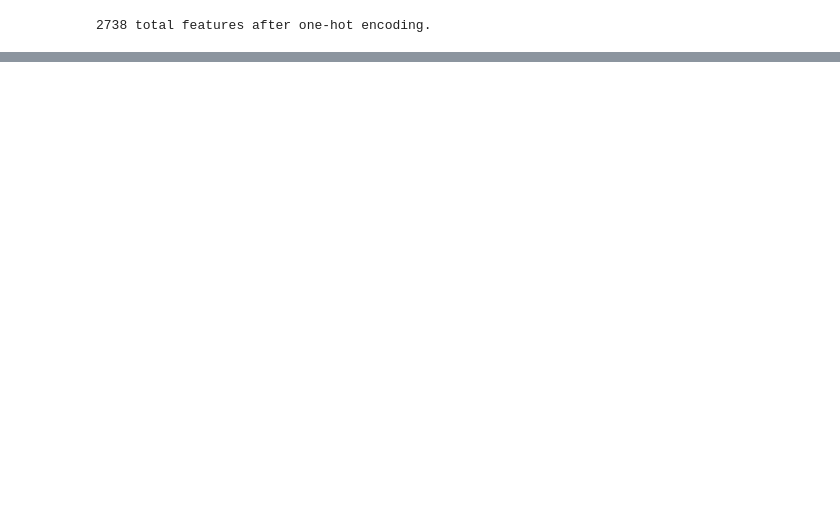
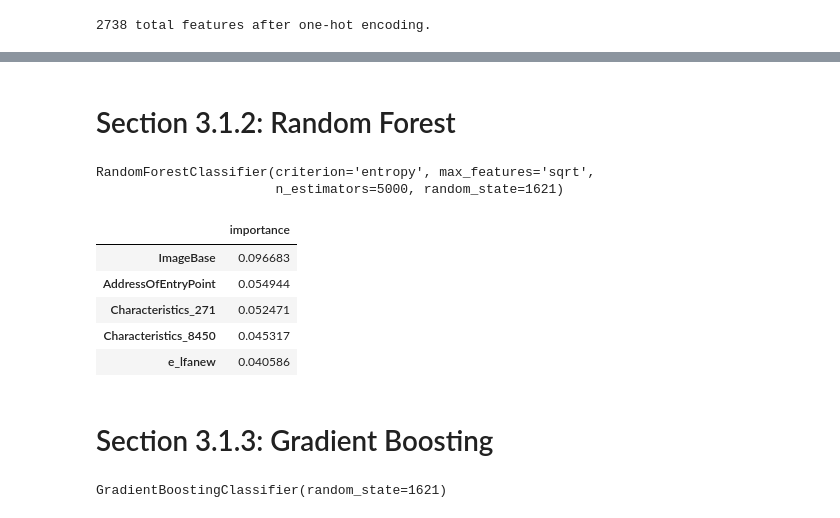
Before and after one commit to zenUnicorn/ML_on_CLAMP, a Jupyter notebook: Test.ipynb, the cells around one changed output, grey strips where cells are left out. Saved outputs shown, nothing was run; the diff lists cells and outputs as text; code cells hidden in the pictures; blank space fills up the shorter version.

```diff
--- a/Test.ipynb
+++ b/Test.ipynb
@@ -450,0 +484,11 @@ importance_df
+# %% [markdown]
+# Section 3.1.2: Random Forest
+# %%
+from sklearn.ensemble import RandomForestClassifier
+random_forest =RandomForestClassifier(n_estimators=5000, max_features="sqrt", random_state=seed, criterion='entropy')
+# %%
+# Train Model
+random_forest.fit(X_train, y_train)
+# %% [output]
+RandomForestClassifier(criterion='entropy', max_features='sqrt',
+                       n_estimators=5000, random_state=1621)
@@ -450,0 +502,12 @@ importance_df
+# %%
+#Find the Feature Importance of the Model
+feature_importances = pd.DataFrame(random_forest.feature_importances_, index =X_train.columns,  columns=['importance']).sort_values('importance', ascending=False)
+# %%
+feature_importances.head()
+# %% [output]
+|  | importance |
+| ImageBase | 0.096683 |
+| AddressOfEntryPoint | 0.054944 |
+| Characteristics_271 | 0.052471 |
+| Characteristics_8450 | 0.045317 |
+| e_lfanew | 0.040586 |
@@ -450,0 +547,2 @@ importance_df
+# %% [markdown]
+# Section 3.1.3: Gradient Boosting
@@ -450,0 +552,5 @@ importance_df
+# %%
+# Train Model
+gradient.fit(X_train, y_train)
+# %% [output]
+GradientBoostingClassifier(random_state=1621)
```
Also changed, not shown: parts of 63 cells of this notebook.
